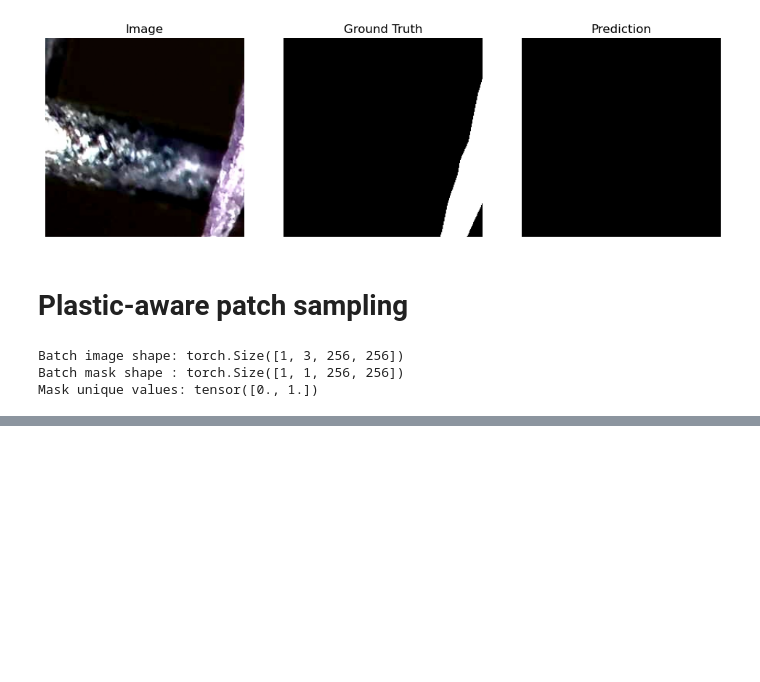
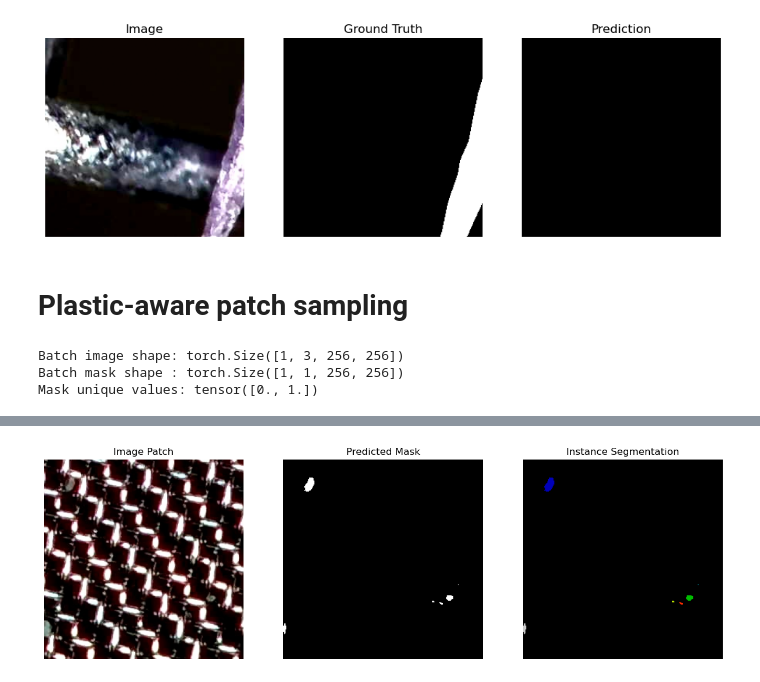
Before and after one commit to Kishmala0987/MicroplasticNet-Automated-Segmentation-and-Classification-of-Microplastic-Particles, a Jupyter notebook: BinarySegmentation.ipynb, the cells around one changed output, grey strips where cells are left out. Saved outputs shown, nothing was run; the diff lists cells and outputs as text; code cells hidden in the pictures; blank space fills up the shorter version.

```diff
--- a/BinarySegmentation.ipynb
+++ b/BinarySegmentation.ipynb
@@ -380,7 +397,7 @@ class MicroplasticBinaryDataset(Dataset):
         image = torch.from_numpy(image).permute(2,0,1).float() / 255.0
         mask = torch.from_numpy(mask).unsqueeze(0)
 
-        return image, mask
+        return image, mask,y,x
 # %%
 # --- Create datasets ---
 train_dataset = MicroplasticBinaryDataset(IMG_DIR_TRAIN, MASK_DIR_TRAIN)
@@ -442,0 +586,88 @@ for epoch in range(num_epochs):
+# %%
+import torch
+import numpy as np
+import matplotlib.pyplot as plt
+from scipy.ndimage import label
+
+model.eval()
+
+# get one sample (NOT batch for clarity)
+image_tensor, _ = test_dataset[0]
+
+# add batch dimension
+image_tensor = image_tensor.unsqueeze(0).to(device)
+
+with torch.no_grad():
+    pred = model(image_tensor)
+
+# convert to numpy
+image = image_tensor[0].permute(1,2,0).cpu().numpy()
+pred = pred[0][0].cpu().numpy()
+
+# --- Step 1: Binary mask ---
+binary_mask = (pred > 0.5).astype(np.uint8)
+
+# --- Step 2: Instance separation ---
+labeled_mask, num_objects = label(binary_mask)
+
+print("Detected objects:", num_objects)
+
+# --- Step 3: Get SAME PATCH ground truth ---
+img_path = test_dataset.img_paths[0]
+mask_path = MASK_DIR_TEST / (img_path.stem + ".npz")
+
+mask_data = np.load(mask_path)['data']
+
+# FULL masks
+type_full = mask_data[:, :, 1]
+inst_full = mask_data[:, :, 2]
+
+# --- IMPORTANT: recreate SAME PATCH ---
+H, W = type_full.shape
+patch_size = 256
+
+# same random logic (simplified: top-left patch)
+y, x = 0, 0   # (for now fixed — avoids mismatch)
+
+type_patch = type_full[y:y+patch_size, x:x+patch_size]
+
+# --- Step 4: Classification ---
+results = []
+
+for obj_id in range(1, num_objects+1):
+    obj_pixels = type_patch[labeled_mask == obj_id]
+
+    if len(obj_pixels) == 0:
+        continue
+
+    if 100 in obj_pixels:
+        label_type = "FIBER"
+    else:
+        label_type = "FRAGMENT"
+
+    results.append((obj_id, label_type))
+
+# --- Visualization ---
+plt.figure(figsize=(15,5))
+
+plt.subplot(1,3,1)
+plt.imshow(image)
+plt.title("Image Patch")
+plt.axis("off")
+
+plt.subplot(1,3,2)
+plt.imshow(binary_mask, cmap="gray")
+plt.title("Predicted Mask")
+plt.axis("off")
+
+plt.subplot(1,3,3)
+plt.imshow(labeled_mask, cmap="nipy_spectral")
+plt.title("Instance Segmentation")
+plt.axis("off")
+
+plt.show()
+
+# --- Results ---
+for obj_id, label_type in results:
+    print(f"Object {obj_id}: {label_type}")
+# %% [output]
@@ -442,0 +675 @@ for epoch in range(num_epochs):
+[figure, added]
```
Also changed, not shown: parts of 11 cells of this notebook.
